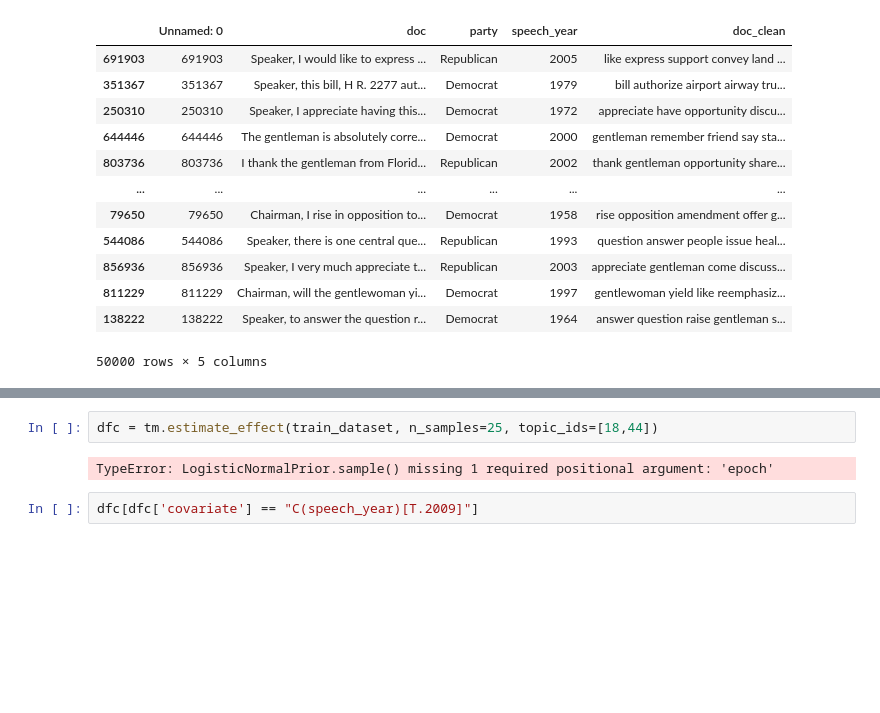
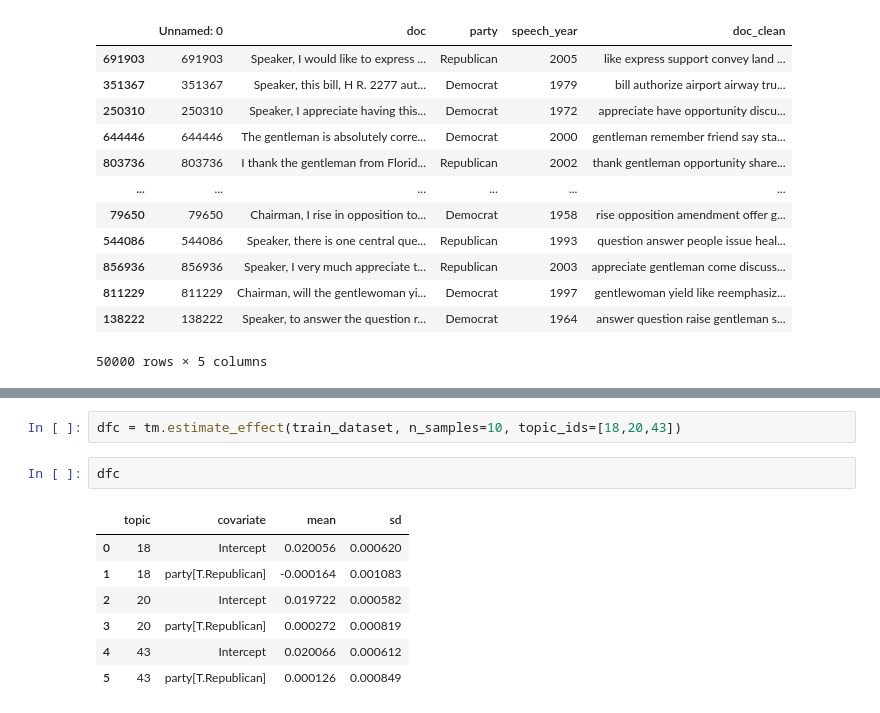
Before and after one commit to benjamin-kohler/generalized_topic_model, a Jupyter notebook: notebooks/gtm_us_congress.ipynb, the cells around one changed output, grey strips where cells are left out. Cells and saved outputs as stored; diff of their text form; blank space fills up the shorter version.

```diff
--- a/notebooks/gtm_us_congress.ipynb
+++ b/notebooks/gtm_us_congress.ipynb
@@ -140,6 +117,12 @@ pyLDAvis.display(gtm_vis_data)
 # %%
-dfc = tm.estimate_effect(train_dataset, n_samples=25, topic_ids=[18,44])
+dfc = tm.estimate_effect(train_dataset, n_samples=10, topic_ids=[18,20,43])
-# %% [output]
-TypeError: LogisticNormalPrior.sample() missing 1 required positional argument: 'epoch'
 # %%
-dfc[dfc['covariate'] == "C(speech_year)[T.2009]"]
+dfc
+# %% [output]
+|  | topic | covariate | mean | sd |
+| 0 | 18 | Intercept | 0.020056 | 0.000620 |
+| 1 | 18 | party[T.Republican] | -0.000164 | 0.001083 |
+| 2 | 20 | Intercept | 0.019722 | 0.000582 |
+| 3 | 20 | party[T.Republican] | 0.000272 | 0.000819 |
+| 4 | 43 | Intercept | 0.020066 | 0.000612 |
+| 5 | 43 | party[T.Republican] | 0.000126 | 0.000849 |
```
Also changed, not shown: parts of 10 cells of this notebook, 7 other files.
